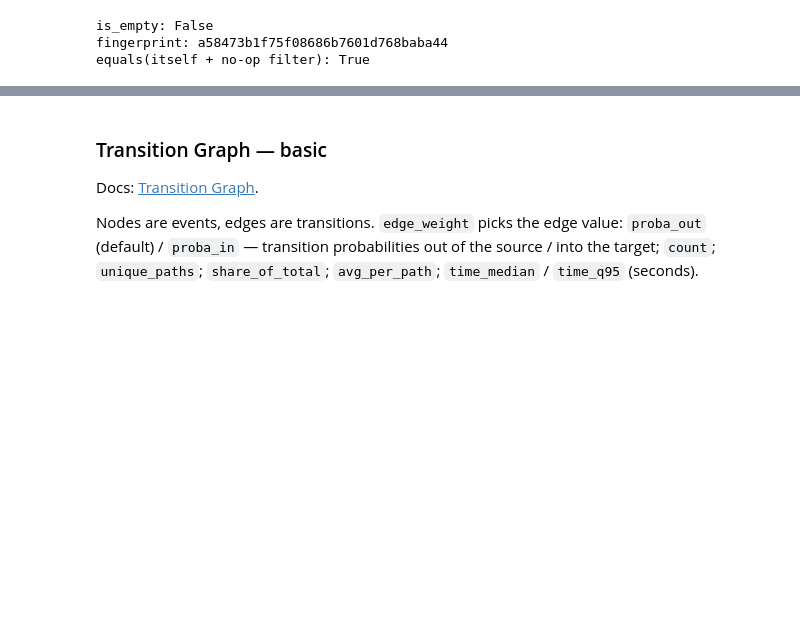
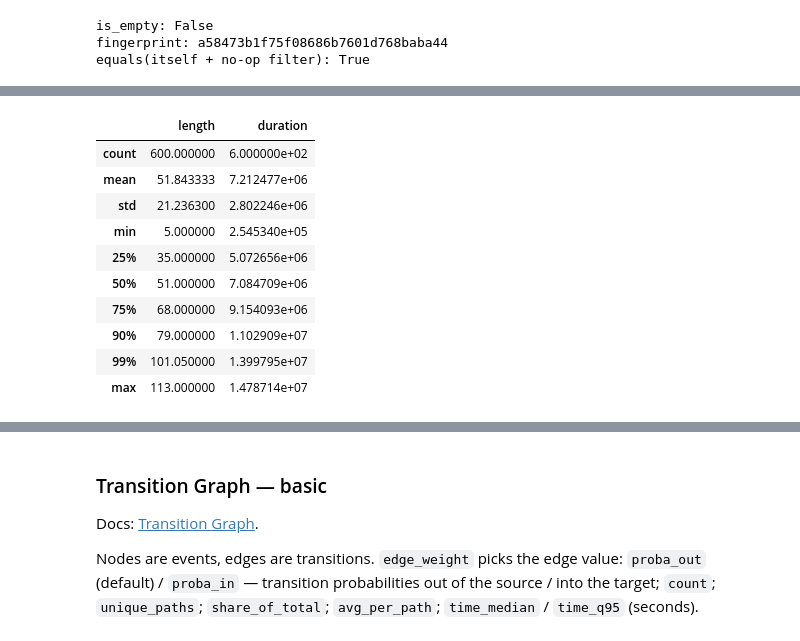
Before and after one commit to retentioneering/retentioneering-tools, a Jupyter notebook: notebooks/api_showcase.ipynb, the cells around one changed output, grey strips where cells are left out. Saved outputs shown, nothing was run; the diff lists cells and outputs as text; code cells hidden in the pictures; blank space fills up the shorter version.

```diff
--- a/notebooks/api_showcase.ipynb
+++ b/notebooks/api_showcase.ipynb
@@ -111,3 +111,11 @@ print("equals(itself + no-op filter):", stream.equals(stream.filter_events()))
 is_empty: False
 fingerprint: a58473b1f75f08686b7601d768baba44
 equals(itself + no-op filter): True
+# %%
+# describe() — quick sanity-check summary: schema, shape, date range,
+# event frequency, and per-path length/duration stats
+summary = stream.describe()
+print("shape:", summary["shape"])
+print("date_range:", summary["date_range"])
+summary["path_stats"]["user_id"]
+# %% [output]
@@ -113,0 +124,11 @@ equals(itself + no-op filter): True
+|  | length | duration |
+| count | 600.000000 | 6.000000e+02 |
+| mean | 51.843333 | 7.212477e+06 |
+| std | 21.236300 | 2.802246e+06 |
+| min | 5.000000 | 2.545340e+05 |
+| 25% | 35.000000 | 5.072656e+06 |
+| 50% | 51.000000 | 7.084709e+06 |
+| 75% | 68.000000 | 9.154093e+06 |
+| 90% | 79.000000 | 1.102909e+07 |
+| 99% | 101.050000 | 1.399795e+07 |
+| max | 113.000000 | 1.478714e+07 |
```
Also changed, not shown: parts of 33 cells of this notebook.
